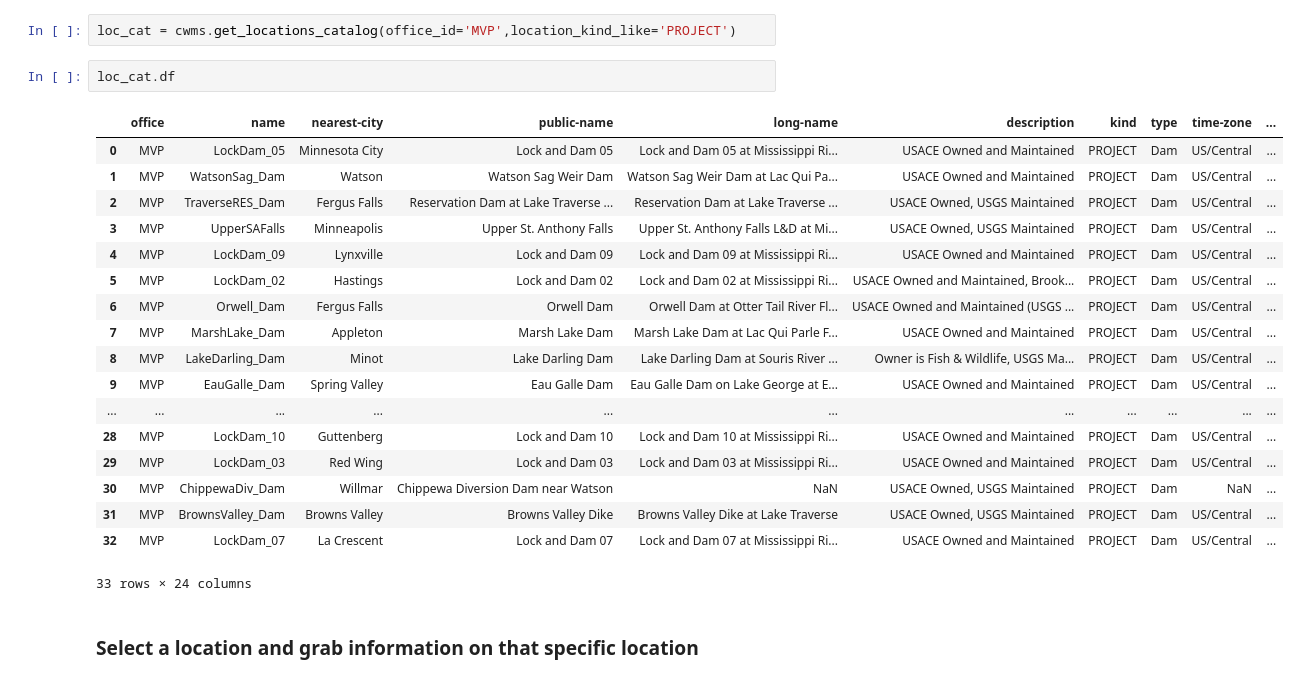
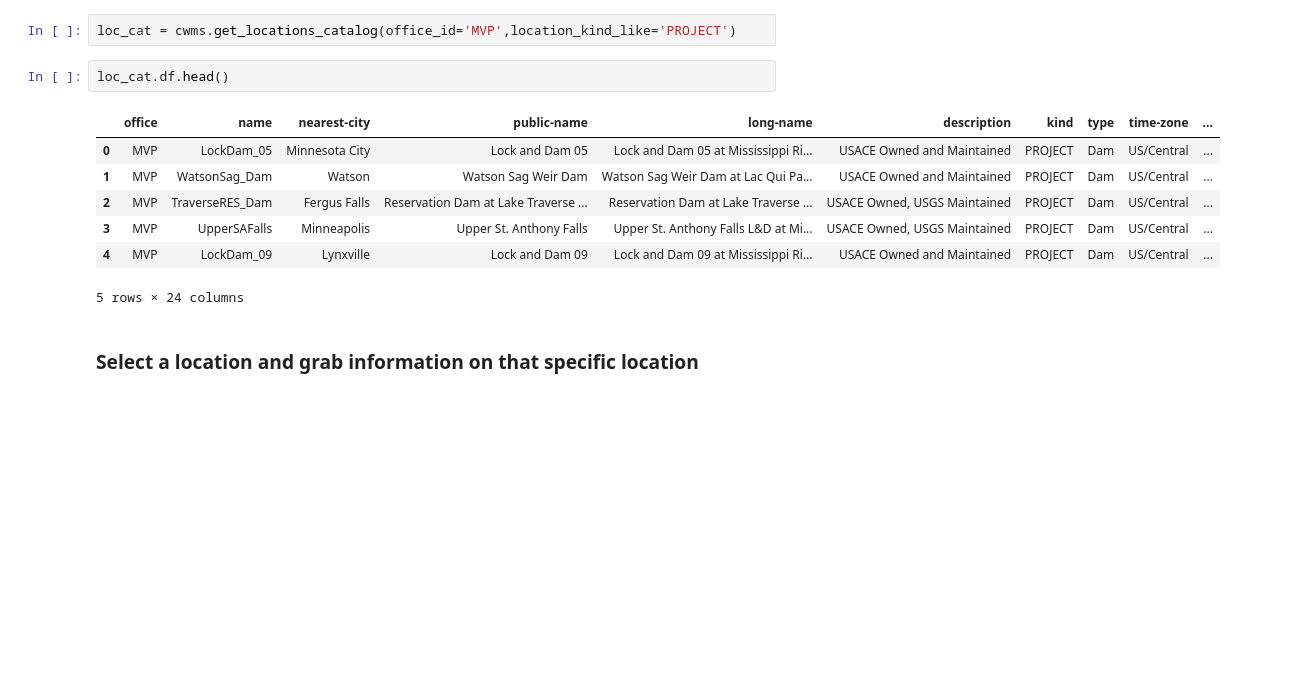
Before and after one commit to HydrologicEngineeringCenter/cwms-python, a Jupyter notebook: examples/01_cwms_timeseries_location_examples.ipynb, the cells around one changed output. Drawn from its saved outputs; the diff is of its cells as text; blank space fills up the shorter version.

```diff
--- a/examples/01_cwms_Location_timeseries_examples.ipynb
+++ b/examples/01_cwms_timeseries_location_examples.ipynb
@@ -21,26 +19,15 @@ api = cwms.api.init_session(api_root=apiRoot)
 # %%
 loc_cat = cwms.get_locations_catalog(office_id='MVP',location_kind_like='PROJECT')
 # %%
-loc_cat.df
+loc_cat.df.head()
 # %% [output]
 |  | office | name | nearest-city | public-name | long-name | description | kind | type | time-zone | ... |
 | 0 | MVP | LockDam_05 | Minnesota City | Lock and Dam 05 | Lock and Dam 05 at Mississippi Ri... | USACE Owned and Maintained | PROJECT | Dam | US/Central | ... |
 | 1 | MVP | WatsonSag_Dam | Watson | Watson Sag Weir Dam | Watson Sag Weir Dam at Lac Qui Pa... | USACE Owned and Maintained | PROJECT | Dam | US/Central | ... |
 | 2 | MVP | TraverseRES_Dam | Fergus Falls | Reservation Dam at Lake Traverse ... | Reservation Dam at Lake Traverse ... | USACE Owned, USGS Maintained | PROJECT | Dam | US/Central | ... |
 | 3 | MVP | UpperSAFalls | Minneapolis | Upper St. Anthony Falls | Upper St. Anthony Falls L&D at Mi... | USACE Owned, USGS Maintained | PROJECT | Dam | US/Central | ... |
 | 4 | MVP | LockDam_09 | Lynxville | Lock and Dam 09 | Lock and Dam 09 at Mississippi Ri... | USACE Owned and Maintained | PROJECT | Dam | US/Central | ... |
-| 5 | MVP | LockDam_02 | Hastings | Lock and Dam 02 | Lock and Dam 02 at Mississippi Ri... | USACE Owned and Maintained, Brook... | PROJECT | Dam | US/Central | ... |
-| 6 | MVP | Orwell_Dam | Fergus Falls | Orwell Dam | Orwell Dam at Otter Tail River Fl... | USACE Owned and Maintained (USGS ... | PROJECT | Dam | US/Central | ... |
-| 7 | MVP | MarshLake_Dam | Appleton | Marsh Lake Dam | Marsh Lake Dam at Lac Qui Parle F... | USACE Owned and Maintained | PROJECT | Dam | US/Central | ... |
-| 8 | MVP | LakeDarling_Dam | Minot | Lake Darling Dam | Lake Darling Dam at Souris River ... | Owner is Fish & Wildlife, USGS Ma... | PROJECT | Dam | US/Central | ... |
-| 9 | MVP | EauGalle_Dam | Spring Valley | Eau Galle Dam | Eau Galle Dam on Lake George at E... | USACE Owned and Maintained | PROJECT | Dam | US/Central | ... |
-| ... | ... | ... | ... | ... | ... | ... | ... | ... | ... | ... |
-| 28 | MVP | LockDam_10 | Guttenberg | Lock and Dam 10 | Lock and Dam 10 at Mississippi Ri... | USACE Owned and Maintained | PROJECT | Dam | US/Central | ... |
-| 29 | MVP | LockDam_03 | Red Wing | Lock and Dam 03 | Lock and Dam 03 at Mississippi Ri... | USACE Owned and Maintained | PROJECT | Dam | US/Central | ... |
-| 30 | MVP | ChippewaDiv_Dam | Willmar | Chippewa Diversion Dam near Watson | NaN | USACE Owned, USGS Maintained | PROJECT | Dam | NaN | ... |
-| 31 | MVP | BrownsValley_Dam | Browns Valley | Browns Valley Dike | Browns Valley Dike at Lake Traverse | USACE Owned, USGS Maintained | PROJECT | Dam | US/Central | ... |
-| 32 | MVP | LockDam_07 | La Crescent | Lock and Dam 07 | Lock and Dam 07 at Mississippi Ri... | USACE Owned and Maintained | PROJECT | Dam | US/Central | ... |
-33 rows × 24 columns
+5 rows × 24 columns
 # %% [markdown]
 ### Select a location and grab information on that specific location
 # %%
```
Also changed, not shown: parts of 24 cells of this notebook, 8 other files.
